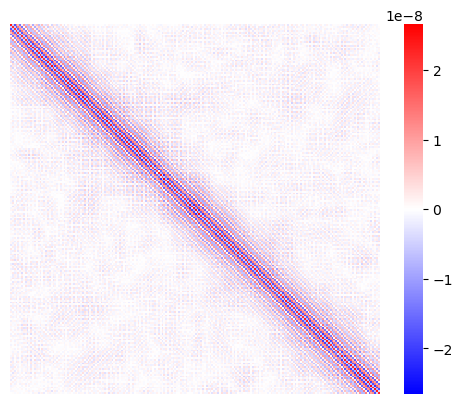
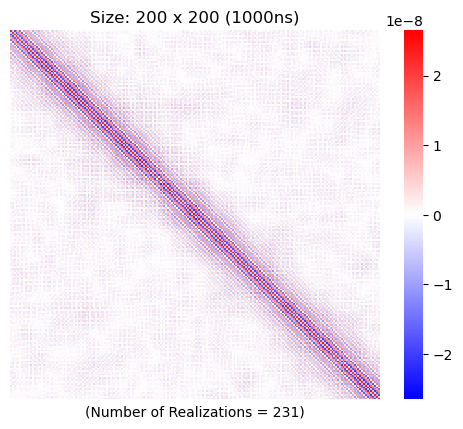
The change to this notebook cell's code, shown as a diff; its figure went from the first image to the second:
--- before
+++ after
@@ -1,2 +1,4 @@
 sns.heatmap(cov_try, xticklabels=False, yticklabels=False, square=True, cmap="bwr", norm=colors.CenteredNorm())
+plt.title("Size: 200 x 200 (1000ns)")
+plt.xlabel("(Number of Realizations = 231)")
 plt.show()

Commit: plotted multiple things to integrate into python pipeline.